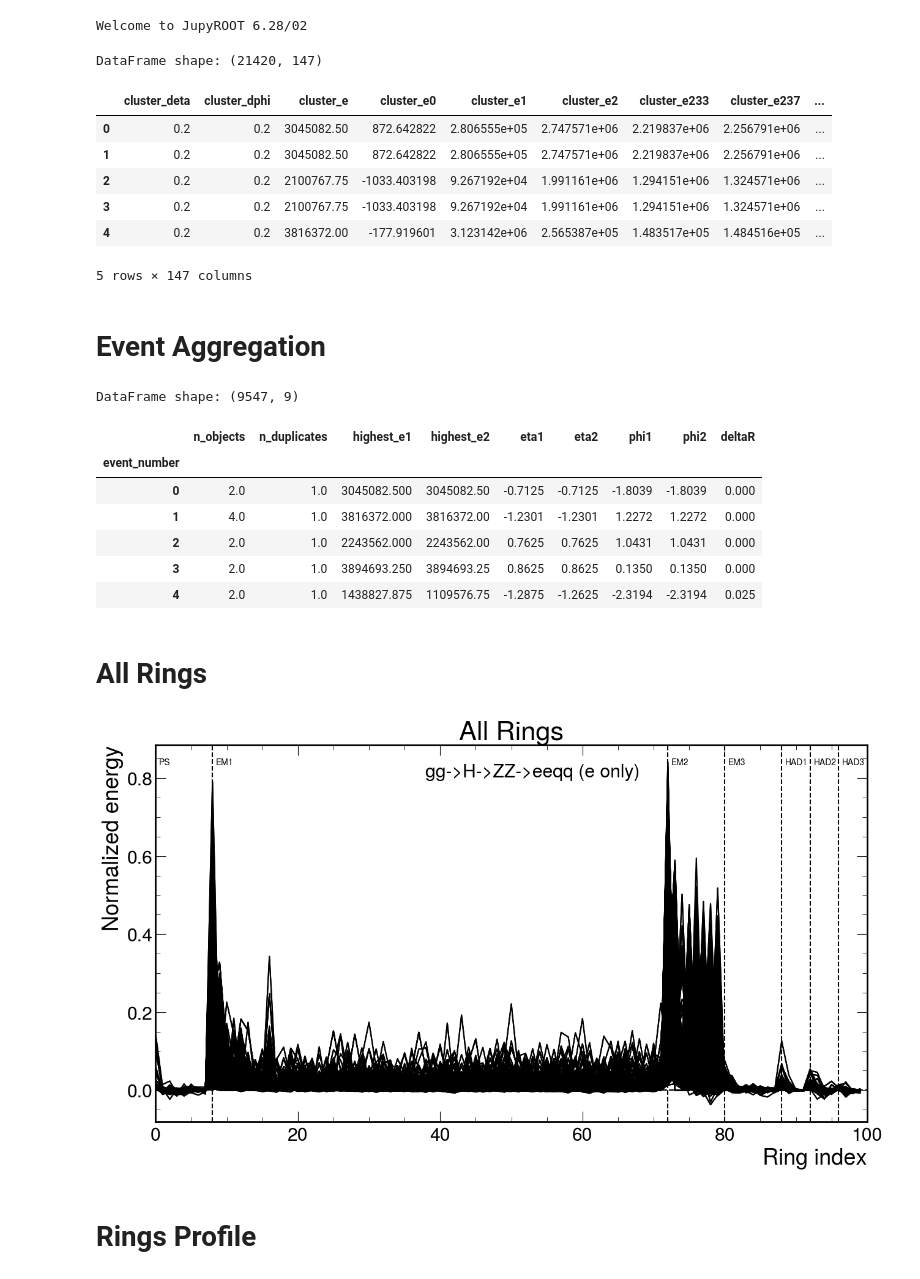
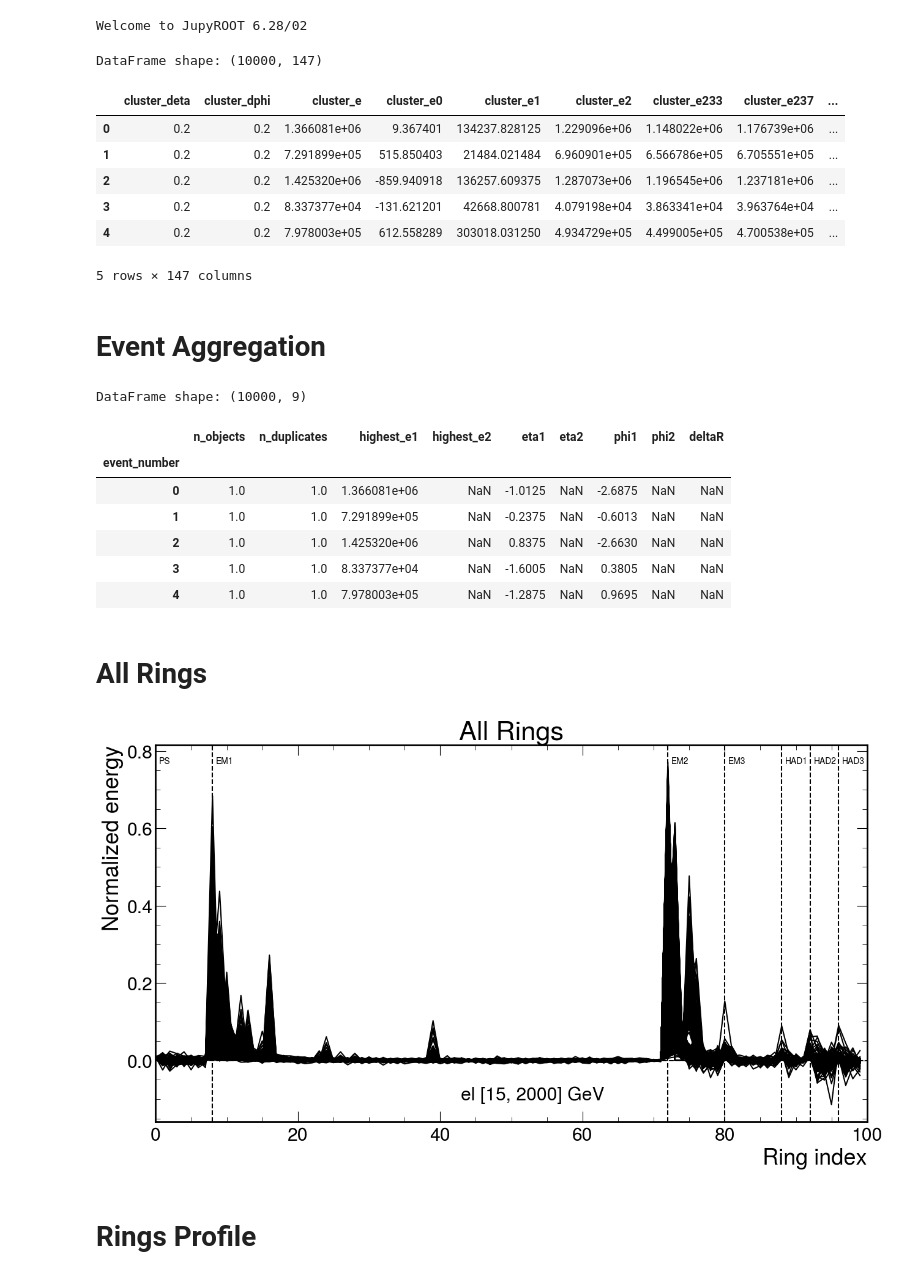
Before and after one commit to lucasbanunes/boosted-lorenzetti, a Jupyter notebook: profiles.ipynb, the cells around one changed output. Drawn from its saved outputs; the diff is of its cells as text; code cells hidden in the pictures.

```diff
--- a/profiles.ipynb
+++ b/profiles.ipynb
@@ -18,22 +18,22 @@ plt.style.use(hep.style.ROOT)
 Module libc not found.
 Welcome to JupyROOT 6.28/02
 # %%
-dataset = LztDataset.from_dir('/root/data/2024_08_19_10_41_0000000000_lorenzetti_gg2H2ZZ2ee')
-output_dir = dataset.create_dir('plots')
+dataset = LztDataset.from_dir('/root/data/2024_08_19_21_18_0000000000_single_electron')
+output_dir = dataset.makedirs('plots')
 ntuple_rdf = dataset.get_ntuple_rdf()
 rings_cols, ntuple_rdf = open_vector('rings', N_RINGS, ntuple_rdf)
 column_names = get_column_names(ntuple_rdf)
 ntuple_pdf = rdf_to_pandas(ntuple_rdf, [name for name in column_names if name != 'rings'], nrows=-1)
 print(f"DataFrame shape: {ntuple_pdf.shape}")
 ntuple_pdf.head()
 # %% [output]
-DataFrame shape: (21420, 147)
+DataFrame shape: (10000, 147)
 |  | cluster_deta | cluster_dphi | cluster_e | cluster_e0 | cluster_e1 | cluster_e2 | cluster_e233 | cluster_e237 | ... |
-| 0 | 0.2 | 0.2 | 3045082.50 | 872.642822 | 2.806555e+05 | 2.747571e+06 | 2.219837e+06 | 2.256791e+06 | ... |
-| 1 | 0.2 | 0.2 | 3045082.50 | 872.642822 | 2.806555e+05 | 2.747571e+06 | 2.219837e+06 | 2.256791e+06 | ... |
-| 2 | 0.2 | 0.2 | 2100767.75 | -1033.403198 | 9.267192e+04 | 1.991161e+06 | 1.294151e+06 | 1.324571e+06 | ... |
-| 3 | 0.2 | 0.2 | 2100767.75 | -1033.403198 | 9.267192e+04 | 1.991161e+06 | 1.294151e+06 | 1.324571e+06 | ... |
-| 4 | 0.2 | 0.2 | 3816372.00 | -177.919601 | 3.123142e+06 | 2.565387e+05 | 1.483517e+05 | 1.484516e+05 | ... |
+| 0 | 0.2 | 0.2 | 1.366081e+06 | 9.367401 | 134237.828125 | 1.229096e+06 | 1.148022e+06 | 1.176739e+06 | ... |
+| 1 | 0.2 | 0.2 | 7.291899e+05 | 515.850403 | 21484.021484 | 6.960901e+05 | 6.566786e+05 | 6.705551e+05 | ... |
+| 2 | 0.2 | 0.2 | 1.425320e+06 | -859.940918 | 136257.609375 | 1.287073e+06 | 1.196545e+06 | 1.237181e+06 | ... |
+| 3 | 0.2 | 0.2 | 8.337377e+04 | -131.621201 | 42668.800781 | 4.079198e+04 | 3.863341e+04 | 3.963764e+04 | ... |
+| 4 | 0.2 | 0.2 | 7.978003e+05 | 612.558289 | 303018.031250 | 4.934729e+05 | 4.499005e+05 | 4.700538e+05 | ... |
 5 rows × 147 columns
 # %% [markdown]
 # Event Aggregation
@@ -79,14 +79,14 @@ else:
     ntuple_grouped_clusters.to_parquet(filepath)
 ntuple_grouped_clusters.head()
 # %% [output]
-DataFrame shape: (9547, 9)
+DataFrame shape: (10000, 9)
 |  | n_objects | n_duplicates | highest_e1 | highest_e2 | eta1 | eta2 | phi1 | phi2 | deltaR |
 | event_number |  |  |  |  |  |  |  |  |  |
-| 0 | 2.0 | 1.0 | 3045082.500 | 3045082.50 | -0.7125 | -0.7125 | -1.8039 | -1.8039 | 0.000 |
-| 1 | 4.0 | 1.0 | 3816372.000 | 3816372.00 | -1.2301 | -1.2301 | 1.2272 | 1.2272 | 0.000 |
-| 2 | 2.0 | 1.0 | 2243562.000 | 2243562.00 | 0.7625 | 0.7625 | 1.0431 | 1.0431 | 0.000 |
-| 3 | 2.0 | 1.0 | 3894693.250 | 3894693.25 | 0.8625 | 0.8625 | 0.1350 | 0.1350 | 0.000 |
-| 4 | 2.0 | 1.0 | 1438827.875 | 1109576.75 | -1.2875 | -1.2625 | -2.3194 | -2.3194 | 0.025 |
+| 0 | 1.0 | 1.0 | 1.366081e+06 | NaN | -1.0125 | NaN | -2.6875 | NaN | NaN |
+| 1 | 1.0 | 1.0 | 7.291899e+05 | NaN | -0.2375 | NaN | -0.6013 | NaN | NaN |
+| 2 | 1.0 | 1.0 | 1.425320e+06 | NaN | 0.8375 | NaN | -2.6630 | NaN | NaN |
+| 3 | 1.0 | 1.0 | 8.337377e+04 | NaN | -1.6005 | NaN | 0.3805 | NaN | NaN |
+| 4 | 1.0 | 1.0 | 7.978003e+05 | NaN | -1.2875 | NaN | 0.9695 | NaN | NaN |
 # %% [markdown]
 # All Rings
 # %%
@@ -97,7 +97,7 @@ ax.plot([], [], ' ', label=dataset.label)
 ax.legend()
 fig.savefig(os.path.join(output_dir, 'all_rings.png'), bbox_inches='tight', dpi=300)
 # %% [output]
-[figure, old version]
+[figure, new version]
 # %% [markdown]
 # Rings Profile
 # %%
```
Also changed, not shown: parts of 4 cells of this notebook, 1 other file.
